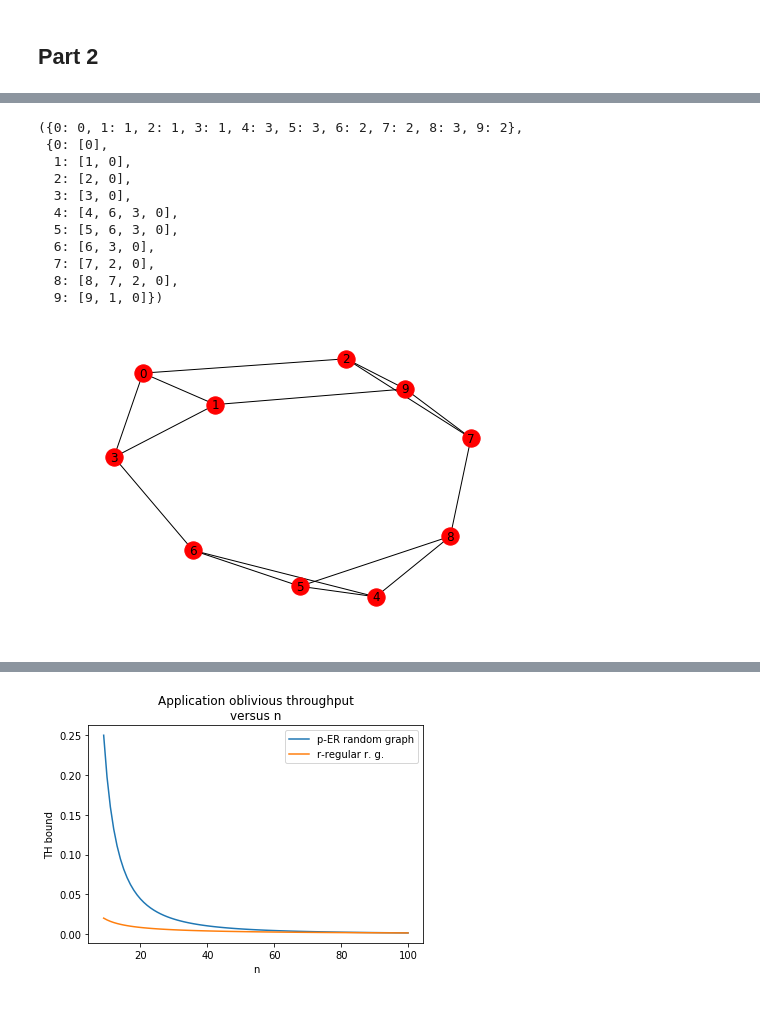
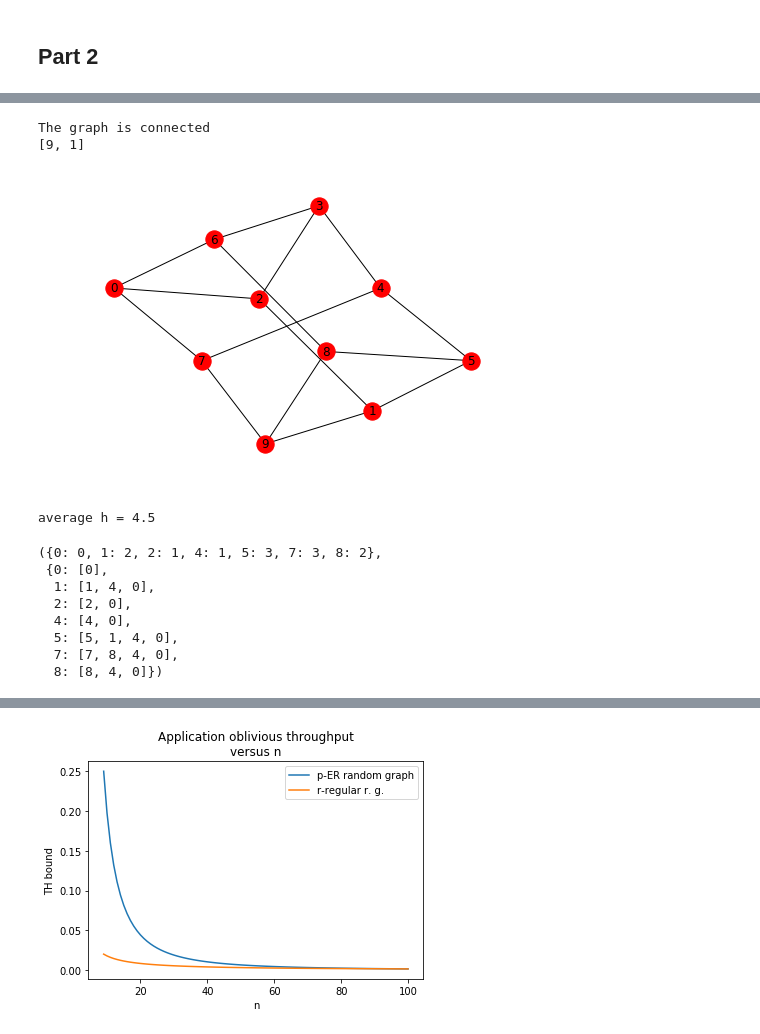
Before and after one commit to mattiapdo/random_graphs, a Jupyter notebook: FirstPart.ipynb, the cells around one changed output, grey strips where cells are left out. Saved outputs shown, nothing was run; the diff lists cells and outputs as text; code cells hidden in the pictures.

```diff
--- a/FirstPart.ipynb
+++ b/FirstPart.ipynb
@@ -239,5 +304,5 @@ import random
 # %%
-def genGraph(n, k):
+def jellyfish(n, k):
     """
     This function generates a random graph
 
@@ -329,3 +400,27 @@ plt.show()
+# %%
+# generates a random graph describing the topology of the ToR switch network
+G = jellyfish(10, 3)
+
+# checks its connectivity
+if Laplacian(G) == 1: print("The graph is connected")
+else: print("The graph is not connected")
+
+# shortest path routes
+source = 1
+target = 9
+print(all_shortest_paths(G)[source][target])
+
+pos = nx.spring_layout(G)
+nx.draw(G, pos, with_labels=True)
+plt.show()
+
+# estimate the mean of the lengths of the shortest paths connecting all node pairs
+print("average h =", hbar(G))
+# %% [output]
+The graph is connected
+[9, 1]
+[figure, added]
+average h = 4.5
 # %%
 def shortest_paths(G, source):
     """
@@ -384,22 +479,11 @@ def shortest_paths(G, source):
 
 shortest_paths(G, 0)
 # %% [output]
-({0: 0, 1: 1, 2: 1, 3: 1, 4: 3, 5: 3, 6: 2, 7: 2, 8: 3, 9: 2},
+({0: 0, 1: 2, 2: 1, 4: 1, 5: 3, 7: 3, 8: 2},
  {0: [0],
-  1: [1, 0],
+  1: [1, 4, 0],
   2: [2, 0],
-  3: [3, 0],
-  4: [4, 6, 3, 0],
-  5: [5, 6, 3, 0],
-  6: [6, 3, 0],
-  7: [7, 2, 0],
-  8: [8, 7, 2, 0],
-  9: [9, 1, 0]})
+  4: [4, 0],
+  5: [5, 1, 4, 0],
+  7: [7, 8, 4, 0],
+  8: [8, 4, 0]})
-# %%
-pos = nx.spring_layout(G)
-nx.draw(G, pos, with_labels=True)
-#node_labels = nx.get_node_attributes(G,'Distance')
-#nx.draw_networkx_labels(G,pos, labels = node_labels)
-plt.show()
-# %% [output]
-[figure, removed]
```
Also changed, not shown: parts of 17 cells of this notebook.
